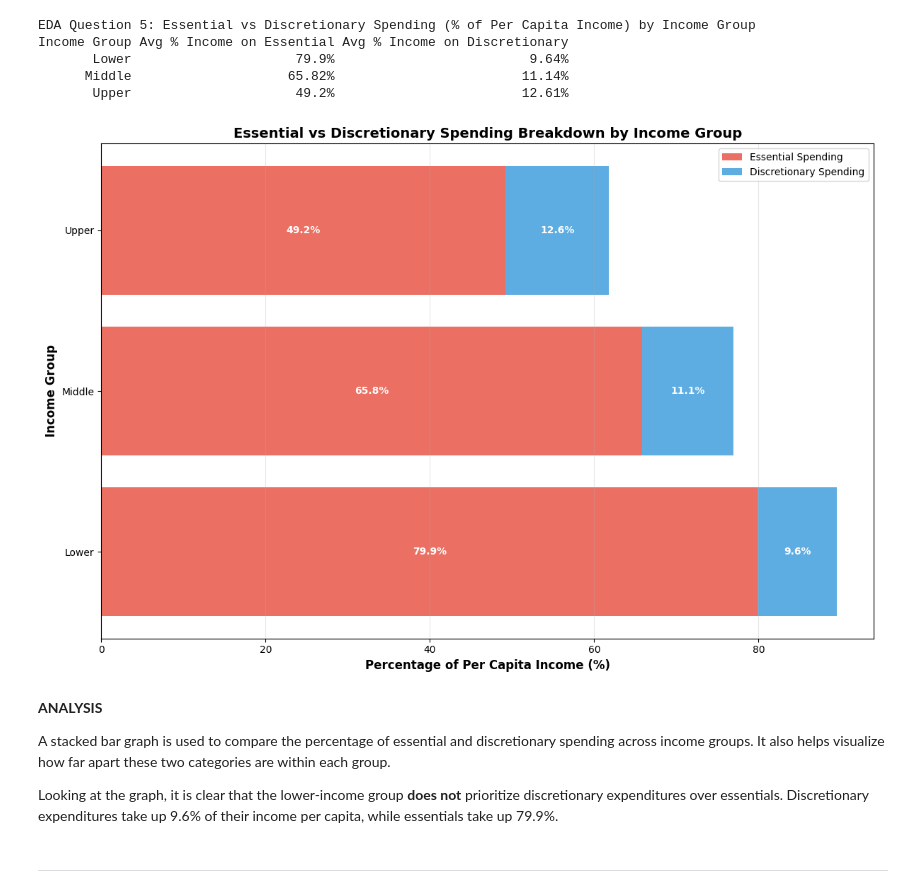
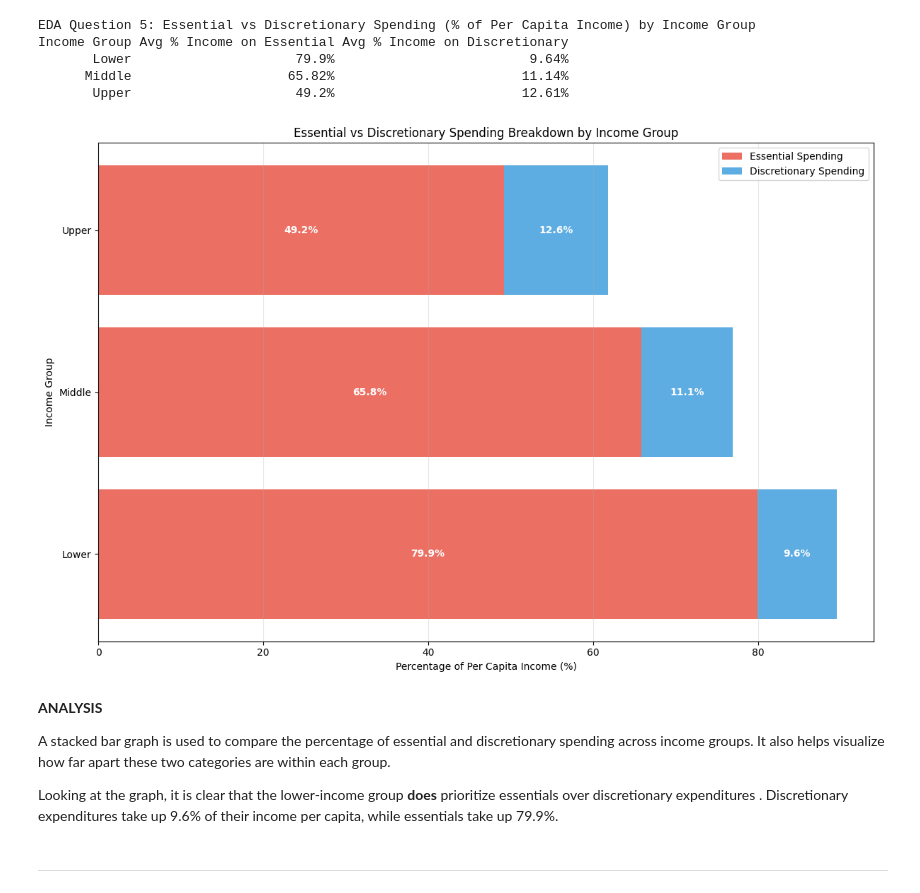
Before and after one commit to marxandreadiane/CSMODEL-MCO1, a Jupyter notebook: CSMODEL-MCO1.ipynb, the cells around one changed output. Cells and saved outputs as stored; diff of their text form; code cells hidden in the pictures.

```diff
--- a/CSMODEL-MCO1.ipynb
+++ b/CSMODEL-MCO1.ipynb
@@ -720,43 +717,43 @@ Income Group Avg % Income on Essential Avg % Income on Discretionary
 # %%
 fig, ax = plt.subplots(figsize=(12, 8))
 
 priority_plot = fies_df.groupby('Income_Group')[['PCT_ESSENTIAL_INC', 'PCT_DISCRETIONARY_INC']].mean().reset_index()
 priority_plot['PCT_ESSENTIAL_INC'] = priority_plot['PCT_ESSENTIAL_INC'] * 100
 priority_plot['PCT_DISCRETIONARY_INC'] = priority_plot['PCT_DISCRETIONARY_INC'] * 100
 
 y_pos = np.arange(len(priority_plot))
 
 bars1 = ax.barh(y_pos, priority_plot['PCT_ESSENTIAL_INC'],
                 color='#E74C3C', alpha=0.8, label='Essential Spending')
 bars2 = ax.barh(y_pos, priority_plot['PCT_DISCRETIONARY_INC'],
                 left=priority_plot['PCT_ESSENTIAL_INC'],
                 color='#3498DB', alpha=0.8, label='Discretionary Spending')
 
 for i, (essential, discretionary) in enumerate(zip(priority_plot['PCT_ESSENTIAL_INC'],
                                                    priority_plot['PCT_DISCRETIONARY_INC'])):
     ax.text(essential/2, i, f'{essential:.1f}%', ha='center', va='center',
             fontweight='bold', color='white')
     ax.text(essential + discretionary/2, i, f'{discretionary:.1f}%', ha='center', va='center',
             fontweight='bold', color='white')
 
 ax.set_yticks(y_pos)
 ax.set_yticklabels(priority_plot['Income_Group'])
-ax.set_xlabel('Percentage of Per Capita Income (%)', fontsize=12, fontweight='bold')
-ax.set_ylabel('Income Group', fontsize=12, fontweight='bold')
-ax.set_title('Essential vs Discretionary Spending Breakdown by Income Group', fontsize=14, fontweight='bold')
+ax.set_xlabel('Percentage of Per Capita Income (%)')
+ax.set_ylabel('Income Group')
+ax.set_title('Essential vs Discretionary Spending Breakdown by Income Group')
 ax.legend(loc='upper right')
 ax.grid(axis='x', alpha=0.3)
 
 plt.tight_layout()
 plt.show()
 # %% [output]
-[figure, old version]
+[figure, new version]
 # %% [markdown]
 **ANALYSIS**
 
 A stacked bar graph is used to compare the percentage of essential and discretionary spending across income groups. It also helps visualize how far apart these two categories are within each group.
 
-Looking at the graph, it is clear that the lower-income group **does not** prioritize discretionary expenditures over essentials. Discretionary expenditures take up 9.6% of their income per capita, while essentials take up 79.9%.
+Looking at the graph, it is clear that the lower-income group **does** prioritize  essentials over discretionary expenditures . Discretionary expenditures take up 9.6% of their income per capita, while essentials take up 79.9%.
 # %% [markdown]
 ---
 # %% [markdown]
```
Also changed, not shown: parts of 16 cells of this notebook.
